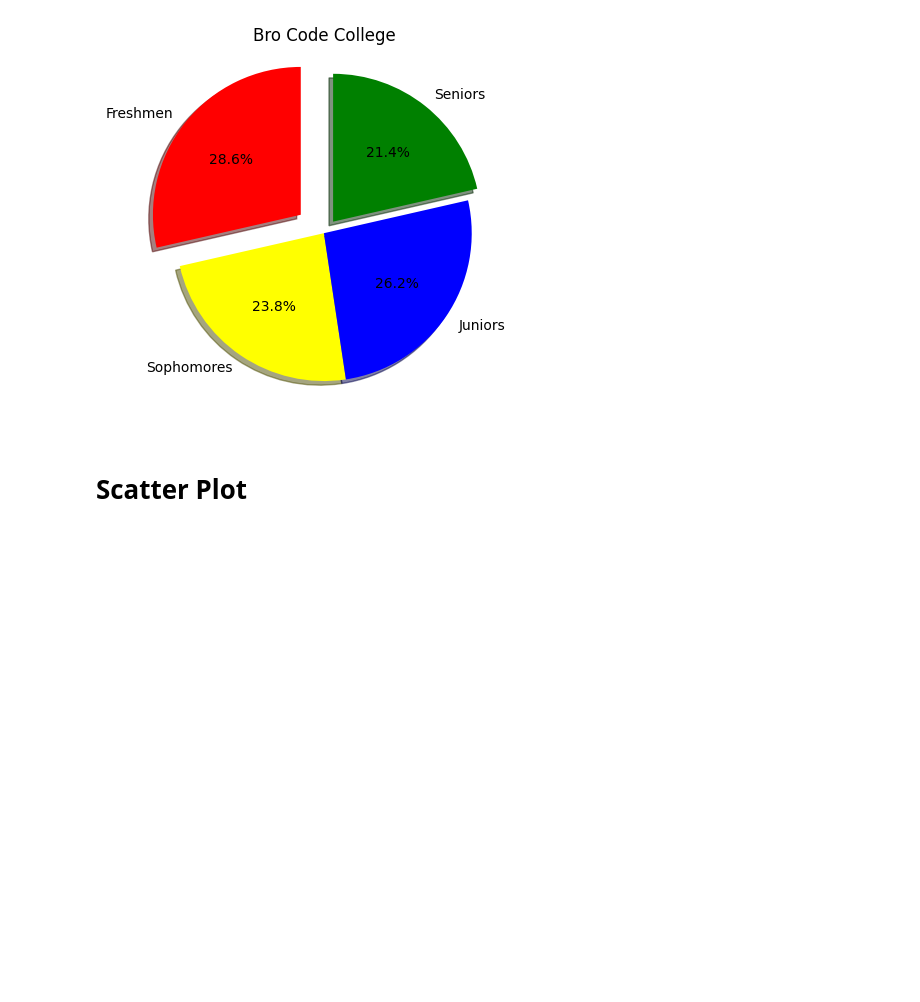
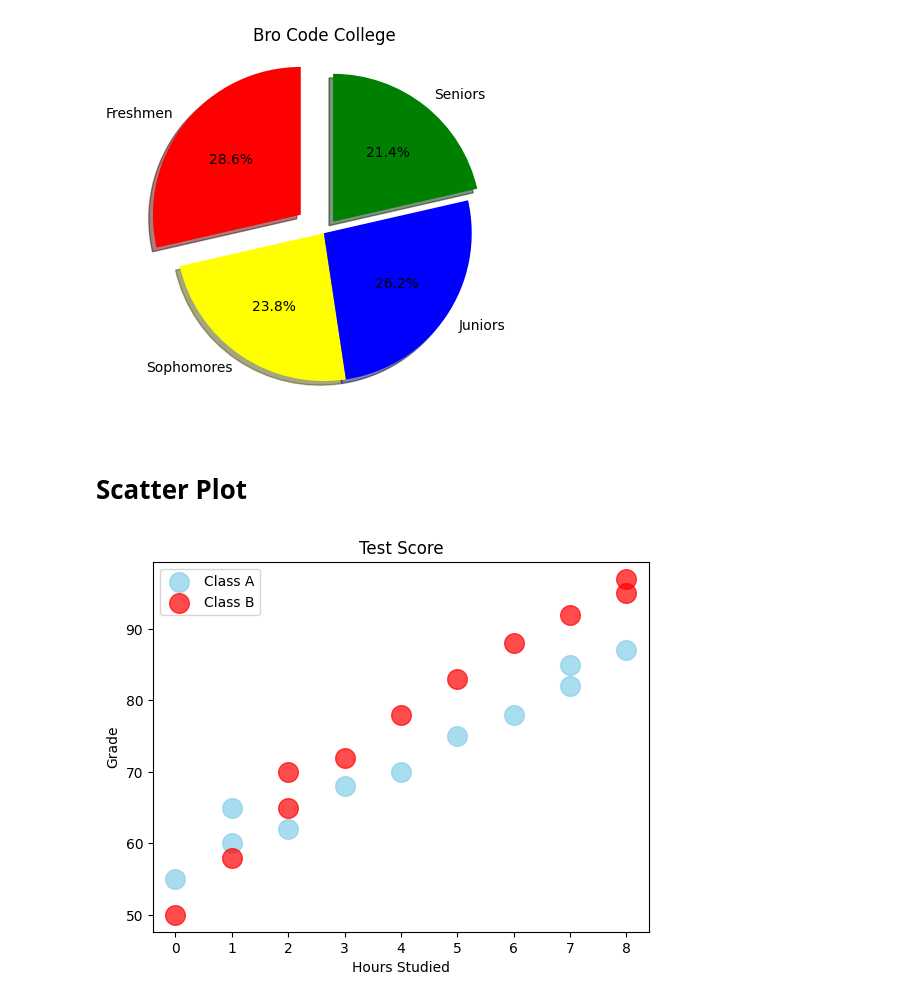
Before and after one commit to ebuillent13yadav/Matplotlib_Notes, a Jupyter notebook: Matplotlib_Notes.ipynb, the cells around one changed output. Drawn from its saved outputs; the diff is of its cells as text; code cells hidden in the pictures; blank space fills up the shorter version.

```diff
--- a/Matplotlib_Notes.ipynb
+++ b/Matplotlib_Notes.ipynb
@@ -85,3 +85,27 @@ plt.show()
 [figure]
 # %% [markdown]
 # Scatter Plot
+# %%
+x1 = np.array([0, 1, 1, 2, 3,  4, 5, 6, 7, 7, 8])  # Hours Studied
+y1 = np.array([55, 60, 65, 62, 68, 70, 75, 78, 82, 85, 87])  # Grades
+
+x2 = np.array([0, 1, 2, 2, 3,  4, 5, 6, 7, 8, 8])  # Hours Studied
+y2 = np.array([50, 58, 65, 70, 72, 78, 83, 88, 92, 95, 97])  # Grades
+
+plt.scatter(x1, y1, color="skyblue",
+            alpha=0.7,
+            s = 200,
+            label="Class A")
+plt.scatter(x2, y2, color="red",
+            alpha=0.7,
+            s=200,
+            label="Class B")
+
+plt.xlabel("Hours Studied")
+plt.ylabel("Grade")
+plt.title("Test Score")
+plt.legend()
+
+plt.show()
+# %% [output]
+[figure, added]
```
Also changed, not shown: parts of 5 cells of this notebook.
